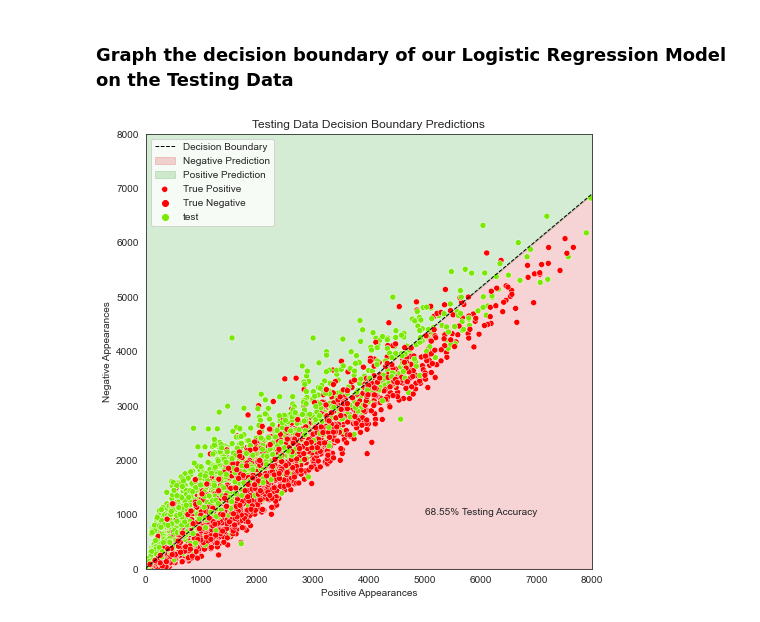
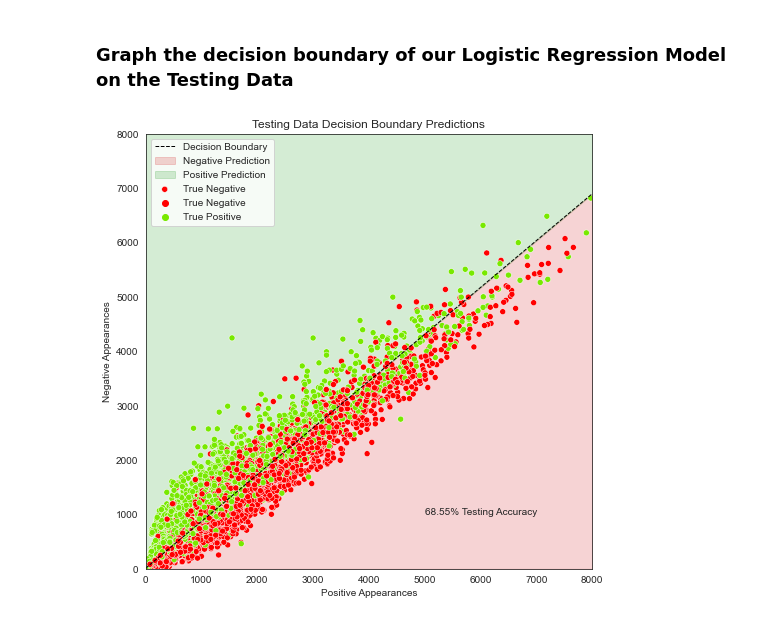
Before and after one commit to reece-iriye/Twitter-Sentiment-Analysis-in-Cpp-vs-Python, a Jupyter notebook: Python Sentiment Analysis/sentiment_analysis.ipynb, the cells around one changed output. Drawn from its saved outputs; the diff is of its cells as text; code cells hidden in the pictures.

```diff
--- a/Python Sentiment Analysis/sentiment_analysis.ipynb
+++ b/Python Sentiment Analysis/sentiment_analysis.ipynb
@@ -406,19 +433,19 @@ df_results.head()
 # %%
 fig, ax = plt.subplots(figsize=(8,8))
 ax.plot(xArray, yArray, 'k', lw=1, ls="--")
 ax.fill_between(xArray, yArray, y_min, color="tab:red", alpha=0.2)
 ax.fill_between(xArray, yArray, y_max, color="tab:green", alpha=0.2)
 
 colors = ["#FF0000", "#78E900"]
-sns.scatterplot("Positive Appearances", "Negative Appearances", data=df_results, hue="Sentiment", palette=colors)
+sns.scatterplot(x="Positive Appearances", y="Negative Appearances", data=df_results, hue="Sentiment", palette=colors)
 ax.set_xlim([0, 8000])
 ax.set_ylim([0, 8000])
 
 ax.text(5000, 1000, f"{testingAccuracy*100:.2f}% Testing Accuracy")
 
 ax.set_title("Testing Data Decision Boundary Predictions")
-ax.legend(loc="upper left", labels=["Decision Boundary", "Negative Prediction", "Positive Prediction", "True Positive", "True Negative", "test", "test"])
+ax.legend(loc="upper left", labels=["Decision Boundary", "Negative Prediction", "Positive Prediction", "True Negative", "True Negative", "True Positive"])
 
 plt.show()
 # %% [output]
-[figure, old version]
+[figure, new version]
```
Also changed, not shown: parts of 9 cells of this notebook.
